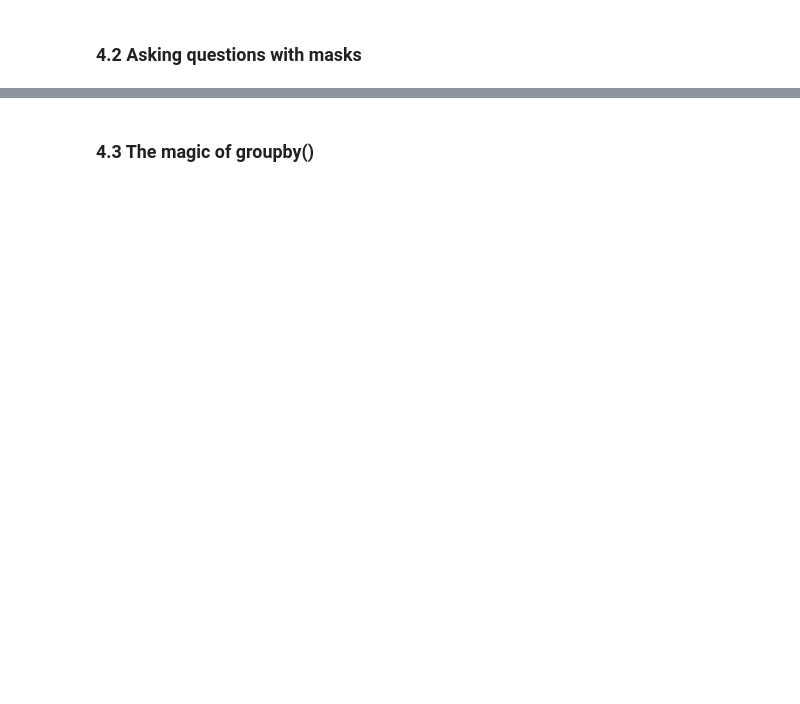
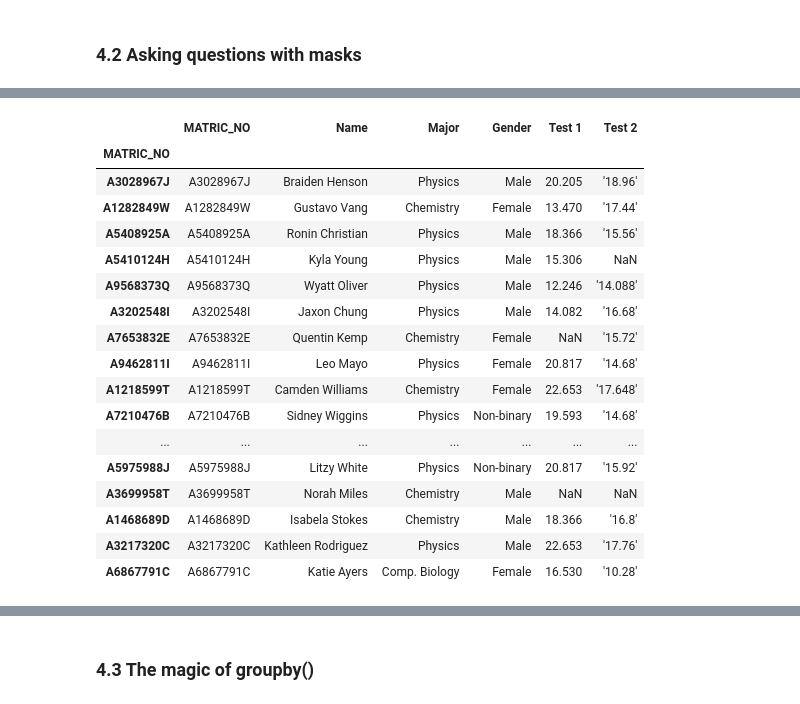
Before and after one commit to SPS-SP2273/learning-portfolio-shawn1368, a Jupyter notebook: pandas/pandas_(need).ipynb, the cells around one changed output, grey strips where cells are left out. Saved outputs shown, nothing was run; the diff lists cells and outputs as text; code cells hidden in the pictures; blank space fills up the shorter version.

Commit message:
Pandas (Need)

```diff
--- a/pandas/pandas_(need).ipynb
+++ b/pandas/pandas_(need).ipynb
@@ -70,3 +273,15 @@ import seaborn as sns
+# %%
+replace_info = {
+    'PHY': 'Physics',
+    'CHM': 'Chemistry',
+    'LS': 'Life Sciences',
+    'CBIO': 'Comp. Biology',
+    'F': 'Female',
+    'M': 'Male',
+    'NB': 'Non-binary'
+}
+
+df_class.replace(to_replace=replace_info, inplace=True)
 # %% [markdown]
 ### 3.6 Changing Column Type
 # %%
@@ -74,0 +305,11 @@ import seaborn as sns
+# %%
+# str is a vectorised string operation for pandas series
+# Remove the quotes from the dataframe
+df_class["Test 2"] = df_class["Test 2"].str.replace("'", "")
+# %%
+new_type_info = {'Major': 'category',
+                 'Gender': 'category',
+                 'Test 2': 'float'}
+
+# atype does NOT have an inplace option`
+df_class = df_class.astype(new_type_info)
@@ -77,6 +334,7 @@ import seaborn as sns
 # %%
 
 # Your code here
+df_class["Total"] = df_class["Test 1"] + df_class["Test 2"]
 # %% [markdown]
 ### 3.8 Saving to file
 # %%
@@ -101,0 +430,22 @@ import seaborn as sns
+# %%
+# Using the invert bitwise operator to invert the boolean series
+df_class.loc[~(df_class['Major'] == 'Life Sciences')]
+# %% [output]
+|  | MATRIC_NO | Name | Major | Gender | Test 1 | Test 2 |
+| MATRIC_NO |  |  |  |  |  |  |
+| A3028967J | A3028967J | Braiden Henson | Physics | Male | 20.205 | '18.96' |
+| A1282849W | A1282849W | Gustavo Vang | Chemistry | Female | 13.470 | '17.44' |
+| A5408925A | A5408925A | Ronin Christian | Physics | Male | 18.366 | '15.56' |
+| A5410124H | A5410124H | Kyla Young | Physics | Male | 15.306 | NaN |
+| A9568373Q | A9568373Q | Wyatt Oliver | Physics | Male | 12.246 | '14.088' |
+| A3202548I | A3202548I | Jaxon Chung | Physics | Male | 14.082 | '16.68' |
+| A7653832E | A7653832E | Quentin Kemp | Chemistry | Female | NaN | '15.72' |
+| A9462811I | A9462811I | Leo Mayo | Physics | Female | 20.817 | '14.68' |
+| A1218599T | A1218599T | Camden Williams | Chemistry | Female | 22.653 | '17.648' |
+| A7210476B | A7210476B | Sidney Wiggins | Physics | Non-binary | 19.593 | '14.68' |
+| ... | ... | ... | ... | ... | ... | ... |
+| A5975988J | A5975988J | Litzy White | Physics | Non-binary | 20.817 | '15.92' |
+| A3699958T | A3699958T | Norah Miles | Chemistry | Male | NaN | NaN |
+| A1468689D | A1468689D | Isabela Stokes | Chemistry | Male | 18.366 | '16.8' |
+| A3217320C | A3217320C | Kathleen Rodriguez | Physics | Male | 22.653 | '17.76' |
+| A6867791C | A6867791C | Katie Ayers | Comp. Biology | Female | 16.530 | '10.28' |
```
Also changed, not shown: parts of 61 cells of this notebook.
